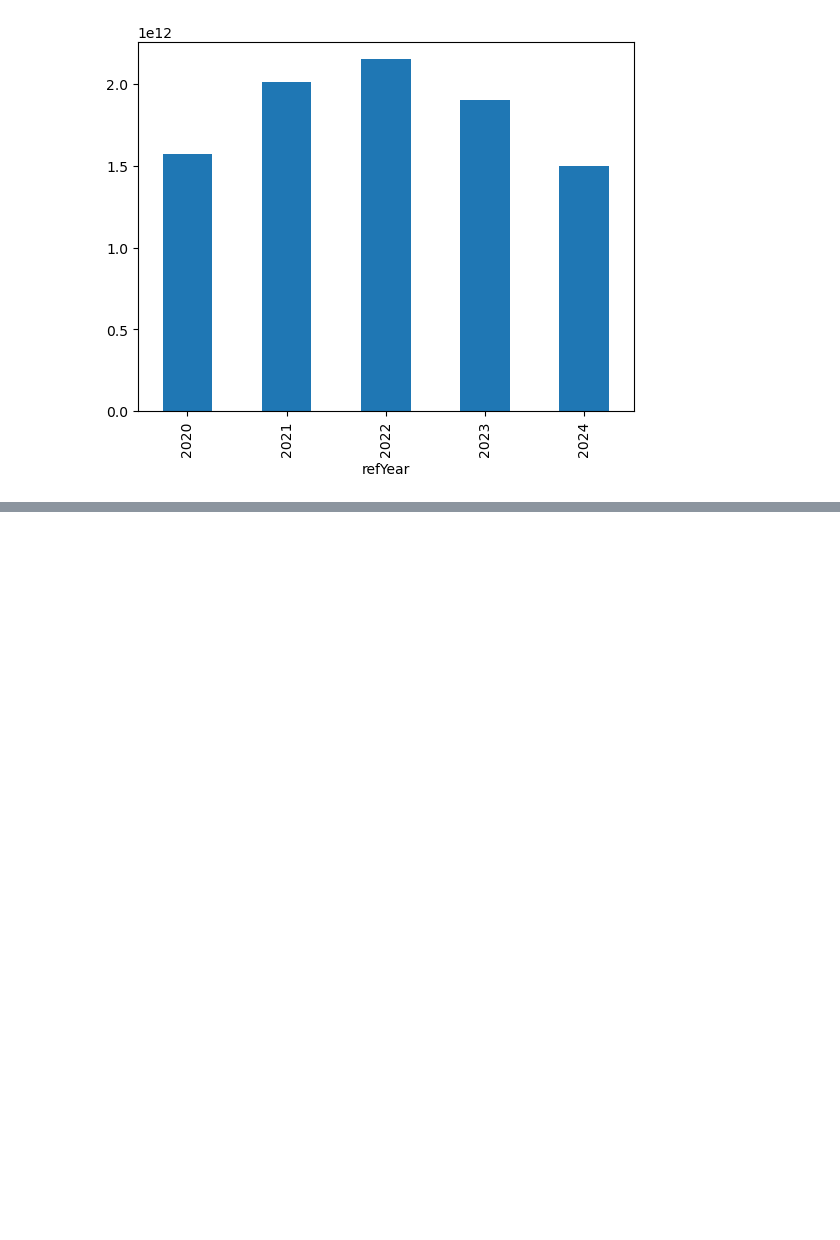
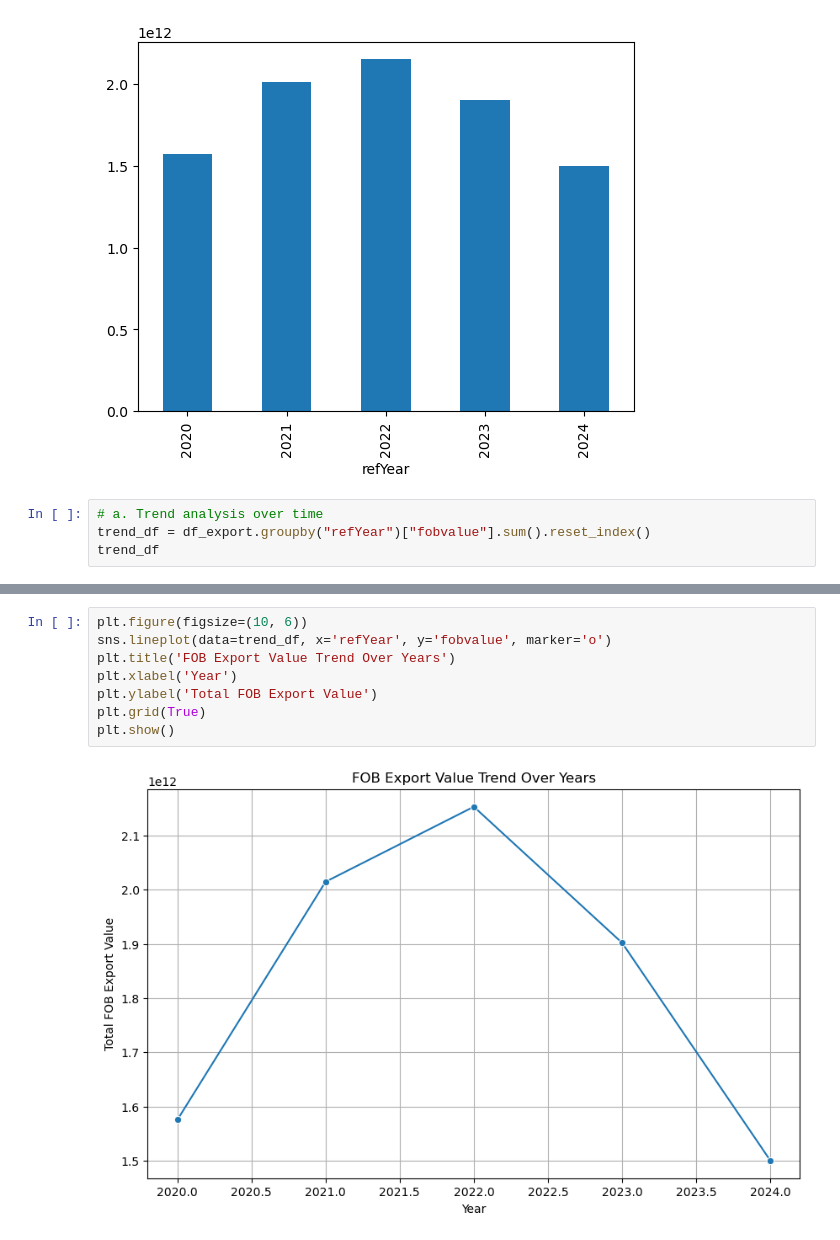
Before and after one commit to rfih/Dibimbing---DSDA, a Jupyter notebook: Final Project/Final.ipynb, the cells around one changed output, grey strips where cells are left out. Cells and saved outputs as stored; diff of their text form; blank space fills up the shorter version.

Commit message:
data trend analysis

```diff
--- a/Final Project/Final.ipynb
+++ b/Final Project/Final.ipynb
@@ -712,3 +712,7 @@ df_export.groupby(['refYear'])['fobvalue'].sum().plot(kind='bar')
 # %% [output]
 <Axes: xlabel='refYear'>
 [figure]
+# %%
+# a. Trend analysis over time
+trend_df = df_export.groupby("refYear")["fobvalue"].sum().reset_index()
+trend_df
@@ -714,0 +726,10 @@ df_export.groupby(['refYear'])['fobvalue'].sum().plot(kind='bar')
+# %%
+plt.figure(figsize=(10, 6))
+sns.lineplot(data=trend_df, x='refYear', y='fobvalue', marker='o')
+plt.title('FOB Export Value Trend Over Years')
+plt.xlabel('Year')
+plt.ylabel('Total FOB Export Value')
+plt.grid(True)
+plt.show()
+# %% [output]
+[figure, added]
```
Also changed, not shown: parts of 10 cells of this notebook.
